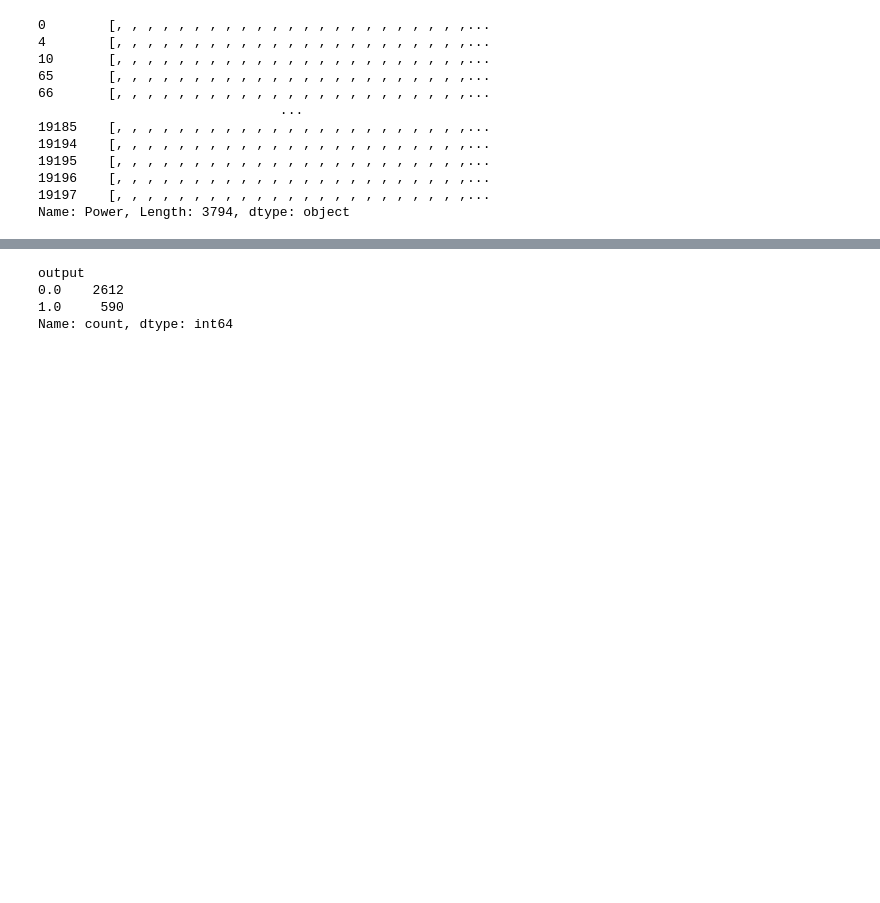
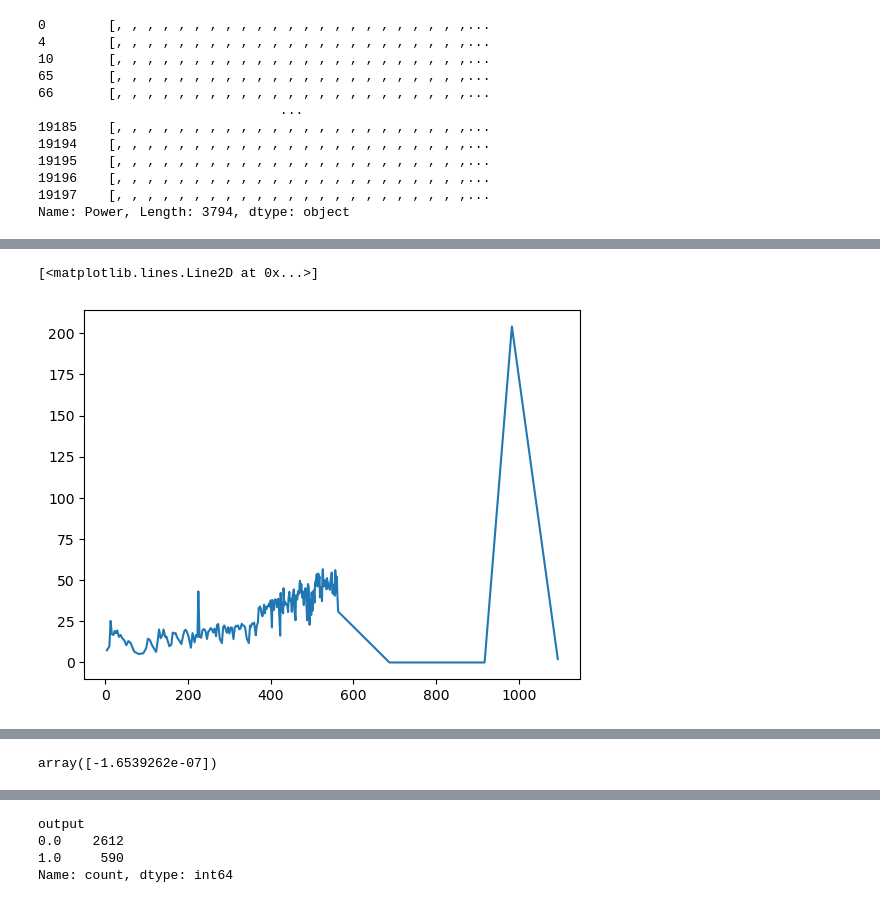
Before and after one commit to Nevineleven/CPET-AI, a Jupyter notebook: parsing.ipynb, the cells around one changed output, grey strips where cells are left out. Drawn from its saved outputs; the diff is of its cells as text; code cells hidden in the pictures; blank space fills up the shorter version.

```diff
--- a/parsing.ipynb
+++ b/parsing.ipynb
@@ -207,0 +215,5 @@ features
+# %%
+y = np.array(features['Rf'][65]).astype(float)
+x = np.array(time[65]).astype(float)
+y_cubic = CubicSpline(x, y)
+y_cubic.c
@@ -207,0 +258,5 @@ features
+# %%
+plt.plot(x,y)
+# %% [output]
+[<matplotlib.lines.Line2D at 0x...>]
+[figure, added]
@@ -231,6 +333,13 @@ pruned_features.head(2)
 | 0 | [18.29, 26.75180308914143, 17.6, ... | [0.452, 0.6209065368829562, 0.549... | [8.268, 16.642064796540417, 9.66,... | [189.0858298, 559.7813181269902, ... | [138.4675518, 406.25985713515706,... | [0.73, 0.7211426478591703, 0.74, ... | [82.3, 105.23671071014239, 95.999... | [9.5, 18.93893467019352, 14.69999... | [37.0, 26.217279142639605, 30.3, ... | [50.5, 36.14119972906257, 40.8, 4... | ... | ... |
 | 4 | [15.5, 14.809999999999999, 16.276... | [0.974950132723634, 0.57008067384... | [15.116, 8.446, 7.295059535106092... | [497.4793992, 244.6065718, 249.22... | [380.230353, 180.1116693, 168.752... | [0.76, 0.7400000000000001, 0.6815... | [166.638966199834, 100.1465512902... | [29.9827760481954, 14.88940579264... | [28.2, 30.3, 25.17004030261357, 2... | [36.9, 41.10000000000001, 36.7395... | ... | ... |
 2 rows × 33 columns
+# %%
+x = pruned_features['interpolated_time'][0]
+y = pruned_features['VE'][0]
+spline = np.polyfit(x,y,3)
+spline[[0]]
+# %% [output]
+array([-1.6539262e-07])
 # %%
 time_series_features = pd.DataFrame()
 for col in pruned_features.iloc[:,0:-3]:
```
Also changed, not shown: parts of 24 cells of this notebook, 1 other file.
